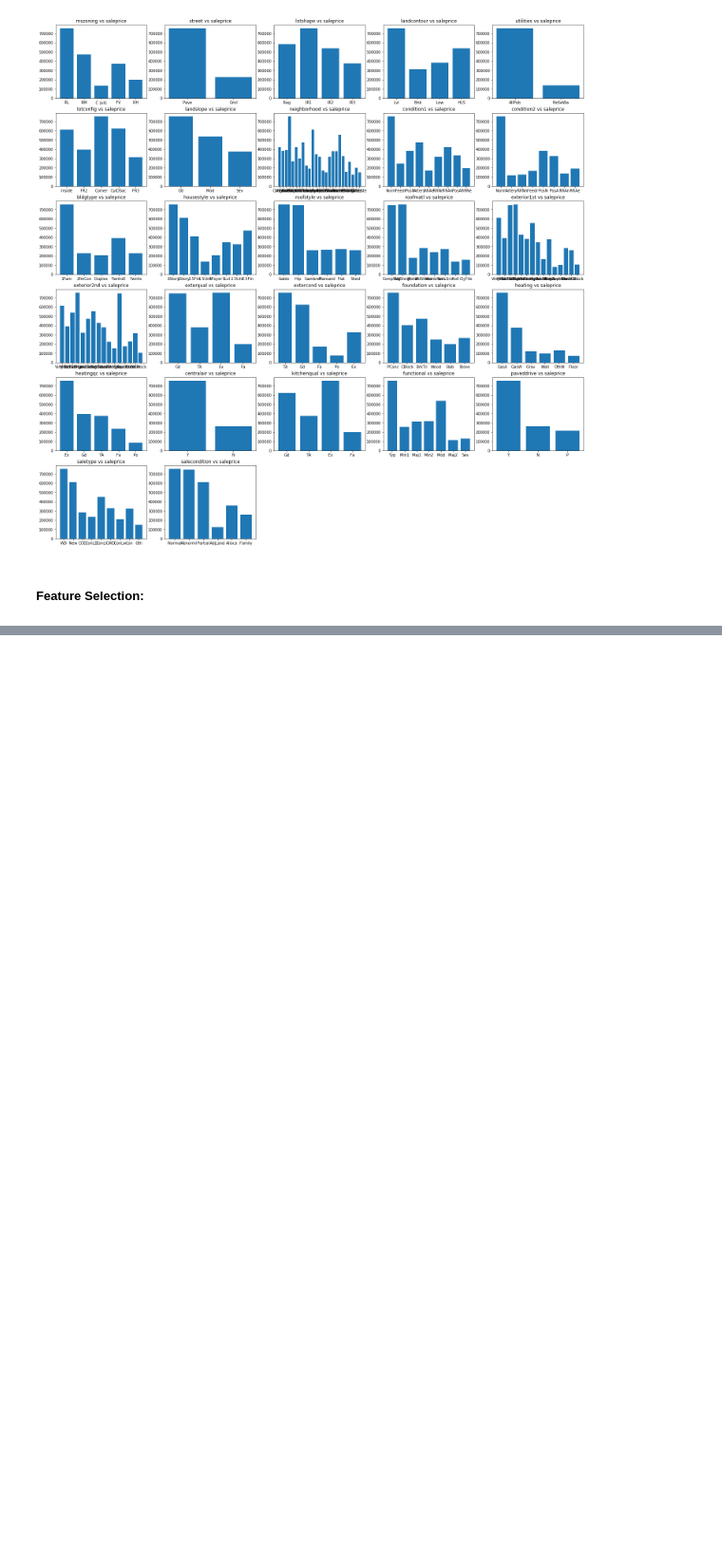
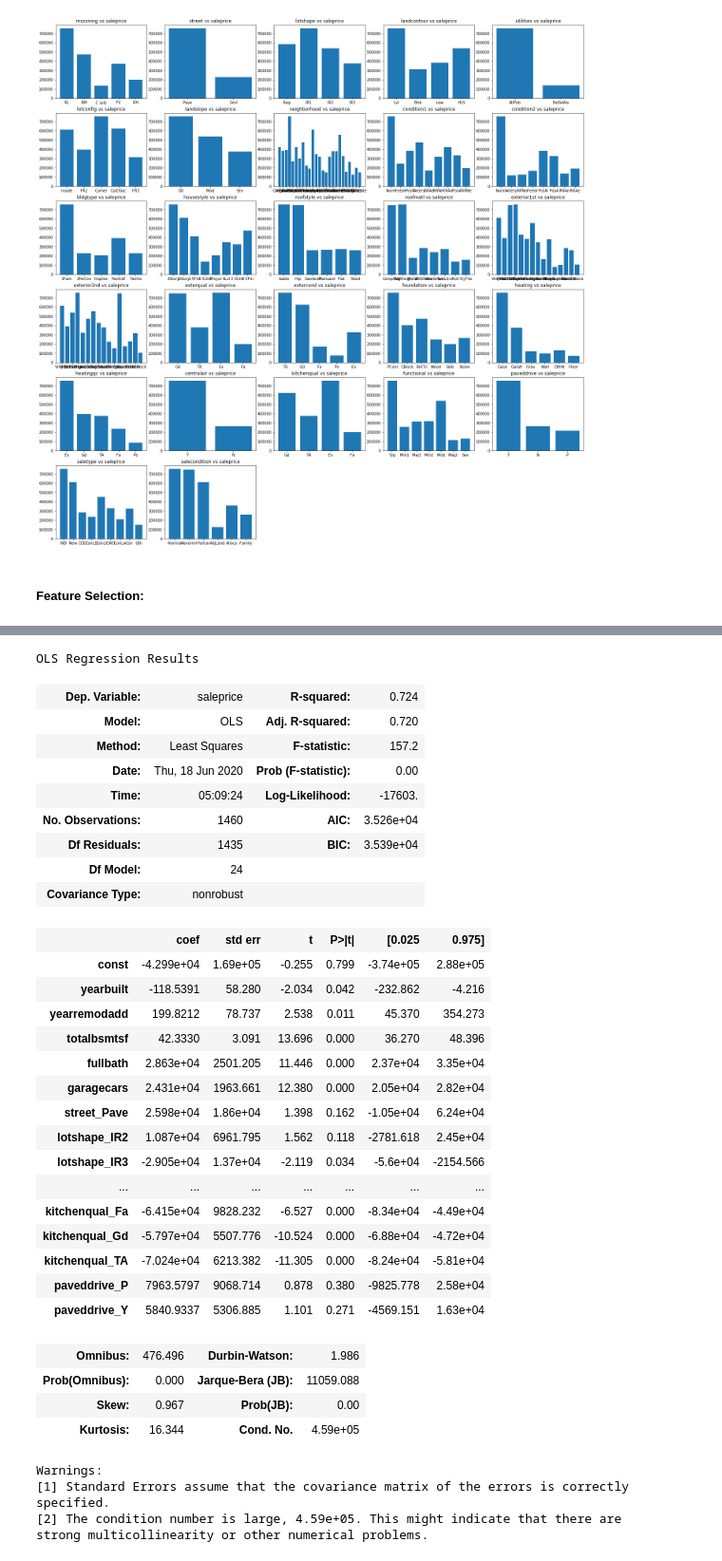
Before and after one commit to RPerron91/supervised_learning, a Jupyter notebook: regression_OLS.ipynb, the cells around one changed output, grey strips where cells are left out. Shown at 95% size. Cells and saved outputs as stored; diff of their text form; code cells hidden in the pictures; blank space fills up the shorter version.

Commit message:
completed regression OLS exercise basic requirements

```diff
--- a/regression_OLS.ipynb
+++ b/regression_OLS.ipynb
@@ -168,0 +179,13 @@ for col in nonum_df.columns:
+# %%
+new_corr = num_df.corr()
+# %%
+# add numeric columns to feats list
+feats_list = []
+sale = abs(new_corr.loc[:, 'saleprice']).sort_values(ascending=False)
+for x in new_corr.columns:
+    if x != 'saleprice':
+        if sale[x] > .5000:
+            feats_list.append(x)
+print(feats_list)
+
+# numeric features can be scaled or normalized to fit the algorithms better
@@ -168,0 +194,6 @@ for col in nonum_df.columns:
+# %%
+# add non-numeric columns to feats list
+for x in nonum_df.columns:
+    if len(nonum_df[x].unique()) < 5:
+        feats_list.append(x)
+print(feats_list)
@@ -168,0 +202,8 @@ for col in nonum_df.columns:
+# %%
+# turn all non-numeric categories into dummy columns
+feats_df = houseprices[feats_list]
+for col in feats_df.columns:
+    if col in nonum_df.columns:
+        dum_df = pd.get_dummies(feats_df[col], prefix= col, drop_first=True)
+        feats_df = pd.concat([feats_df, dum_df], axis=1)
+        feats_df.drop(col, axis=1, inplace=True)
@@ -168,0 +220,44 @@ for col in nonum_df.columns:
+# %%
+# Fit with ordinary least squares method
+y = houseprices.saleprice
+X = feats_df
+X = sm.add_constant(X)
+
+results = sm.OLS(y, X).fit()
+
+results.summary()
+# %% [output]
+OLS Regression Results
+| Dep. Variable: | saleprice | R-squared: | 0.724 |
+| Model: | OLS | Adj. R-squared: | 0.720 |
+| Method: | Least Squares | F-statistic: | 157.2 |
+| Date: | Thu, 18 Jun 2020 | Prob (F-statistic): | 0.00 |
+| Time: | 05:09:24 | Log-Likelihood: | -17603. |
+| No. Observations: | 1460 | AIC: | 3.526e+04 |
+| Df Residuals: | 1435 | BIC: | 3.539e+04 |
+| Df Model: | 24 |  |  |
+| Covariance Type: | nonrobust |  |  |
+|  | coef | std err | t | P>|t| | [0.025 | 0.975] |
+| const | -4.299e+04 | 1.69e+05 | -0.255 | 0.799 | -3.74e+05 | 2.88e+05 |
+| yearbuilt | -118.5391 | 58.280 | -2.034 | 0.042 | -232.862 | -4.216 |
+| yearremodadd | 199.8212 | 78.737 | 2.538 | 0.011 | 45.370 | 354.273 |
+| totalbsmtsf | 42.3330 | 3.091 | 13.696 | 0.000 | 36.270 | 48.396 |
+| fullbath | 2.863e+04 | 2501.205 | 11.446 | 0.000 | 2.37e+04 | 3.35e+04 |
+| garagecars | 2.431e+04 | 1963.661 | 12.380 | 0.000 | 2.05e+04 | 2.82e+04 |
+| street_Pave | 2.598e+04 | 1.86e+04 | 1.398 | 0.162 | -1.05e+04 | 6.24e+04 |
+| lotshape_IR2 | 1.087e+04 | 6961.795 | 1.562 | 0.118 | -2781.618 | 2.45e+04 |
+| lotshape_IR3 | -2.905e+04 | 1.37e+04 | -2.119 | 0.034 | -5.6e+04 | -2154.566 |
+| ... | ... | ... | ... | ... | ... | ... |
+| kitchenqual_Fa | -6.415e+04 | 9828.232 | -6.527 | 0.000 | -8.34e+04 | -4.49e+04 |
+| kitchenqual_Gd | -5.797e+04 | 5507.776 | -10.524 | 0.000 | -6.88e+04 | -4.72e+04 |
+| kitchenqual_TA | -7.024e+04 | 6213.382 | -11.305 | 0.000 | -8.24e+04 | -5.81e+04 |
+| paveddrive_P | 7963.5797 | 9068.714 | 0.878 | 0.380 | -9825.778 | 2.58e+04 |
+| paveddrive_Y | 5840.9337 | 5306.885 | 1.101 | 0.271 | -4569.151 | 1.63e+04 |
+| Omnibus: | 476.496 | Durbin-Watson: | 1.986 |
+| Prob(Omnibus): | 0.000 | Jarque-Bera (JB): | 11059.088 |
+| Skew: | 0.967 | Prob(JB): | 0.00 |
+| Kurtosis: | 16.344 | Cond. No. | 4.59e+05 |
+Warnings:
+[1] Standard Errors assume that the covariance matrix of the errors is correctly specified.
+[2] The condition number is large, 4.59e+05. This might indicate that there are
+strong multicollinearity or other numerical problems.
```
Also changed, not shown: parts of 12 cells of this notebook.
